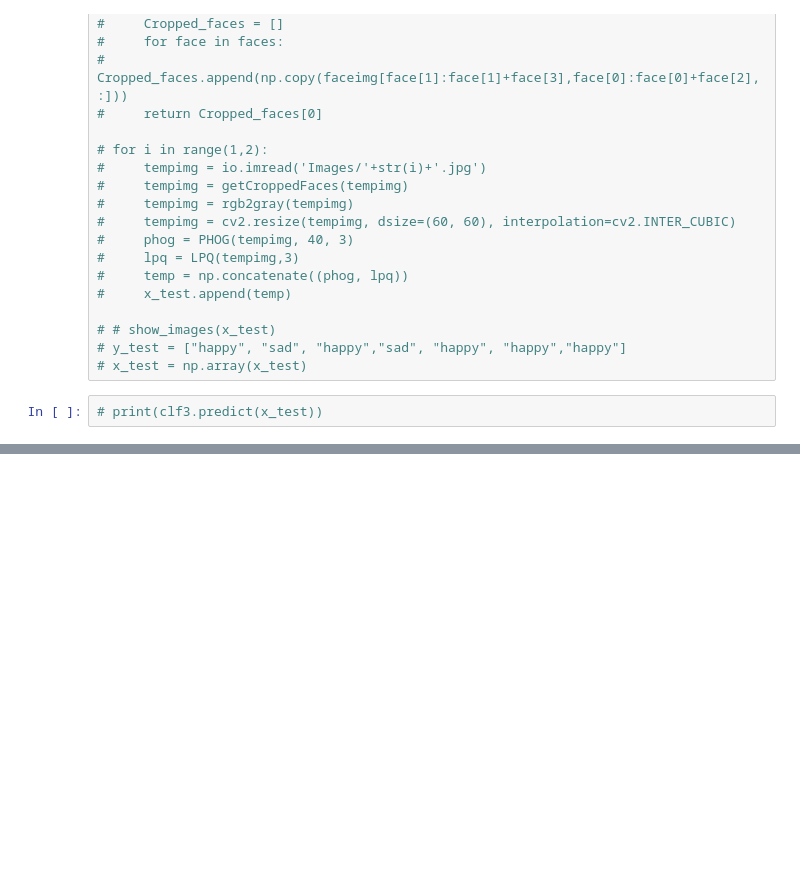
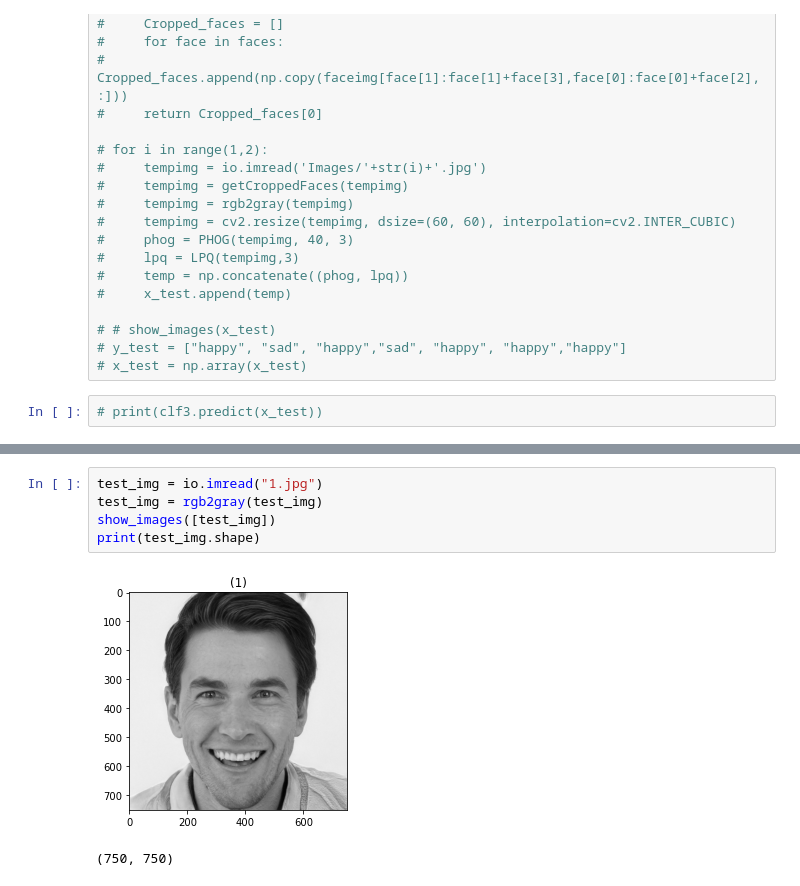
Before and after one commit to ammaryassereng/ImageProcessing_emotionDetection, a Jupyter notebook: Training.ipynb, the cells around one changed output, grey strips where cells are left out. Saved outputs shown, nothing was run; the diff lists cells and outputs as text; blank space fills up the shorter version.

```diff
--- a/Training.ipynb
+++ b/Training.ipynb
@@ -191,0 +502,8 @@ print(f'Accuracy when using only PHOG: {acc} %')
+# %%
+test_img = io.imread("1.jpg")
+test_img = rgb2gray(test_img)
+show_images([test_img])
+print(test_img.shape)
+# %% [output]
+[figure, added]
+(750, 750)
```
Also changed, not shown: parts of 27 cells of this notebook, 4 other files.
